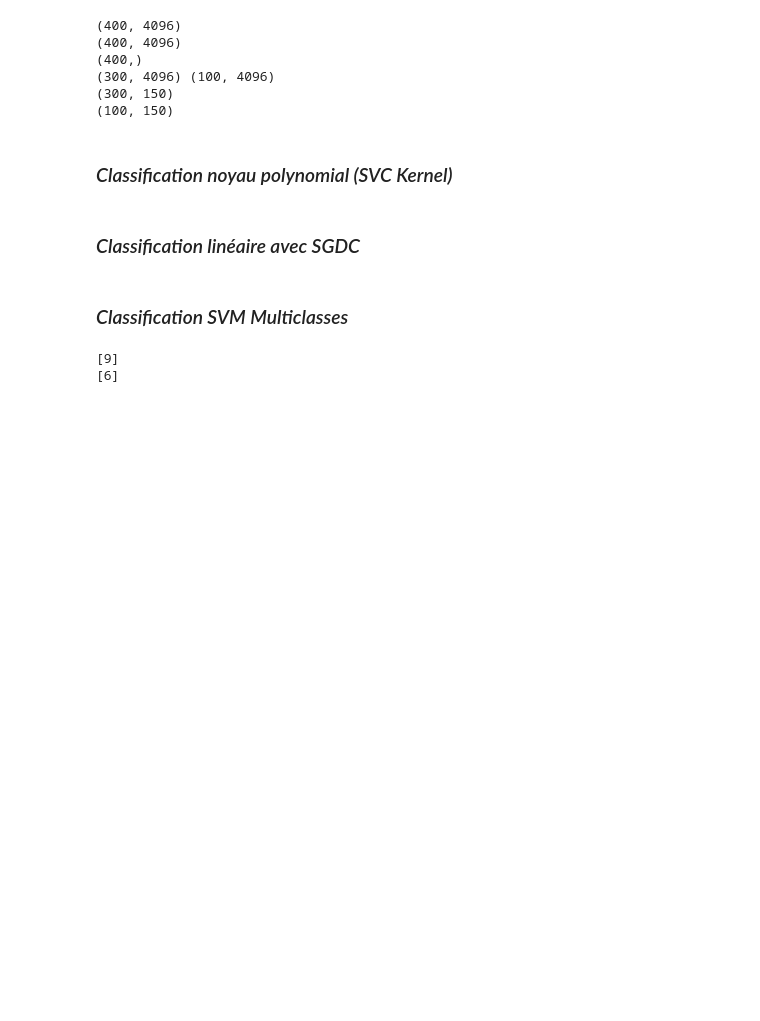
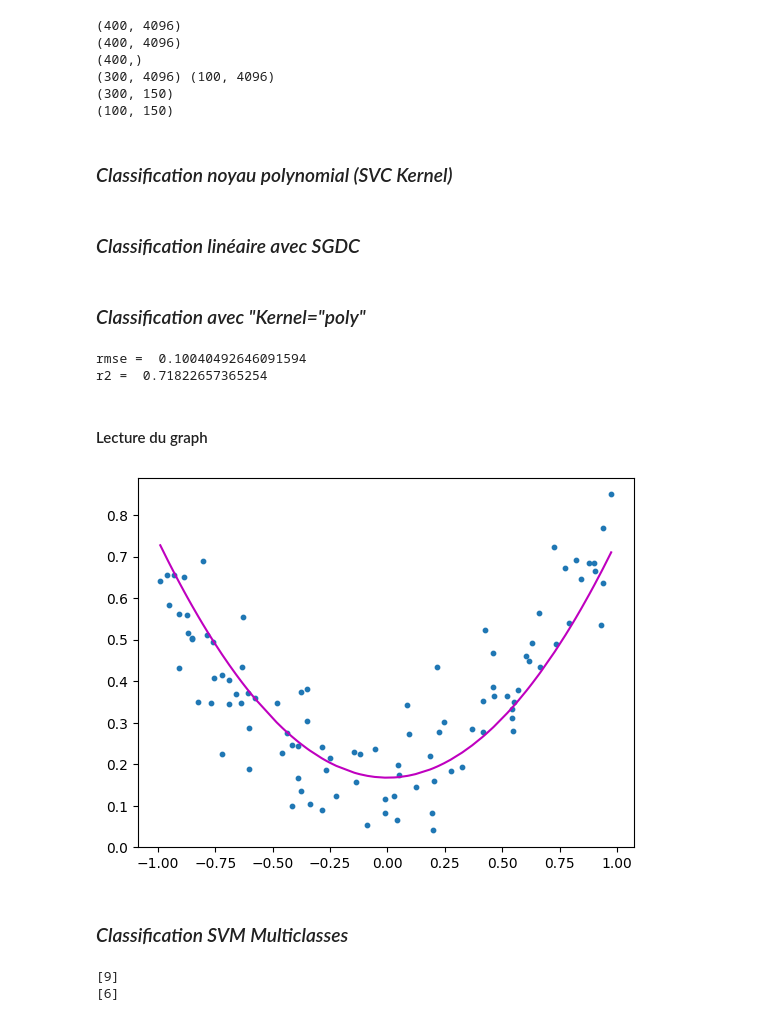
Before and after one commit to Tibserre/Intelligence_Artificielle, a Jupyter notebook: Fiche_IA.ipynb, the cells around one changed output. Cells and saved outputs as stored; diff of their text form; code cells hidden in the pictures; blank space fills up the shorter version.

Commit message:
petit ajout lecture graph

```diff
--- a/Fiche_IA.ipynb
+++ b/Fiche_IA.ipynb
@@ -53,6 +53,51 @@ from  sklearn.linear_model  import  SGDClassifier
 sg_clf = SGDClassifier(random_state=42)
 sg_clf.fit(X_train_pca, y_train)
 y_pred_sg = sg_clf.predict(X_test_pca)
+# %% [markdown]
+### *Classification avec "Kernel="poly"*
+# %%
+import numpy as np
+#génération de données
+np.random.seed(42)
+m = 100
+x = 2 * np.random.rand(m, 1) - 1
+y = (0.2 + 0.1 * x + 0.5 * x**2 + np.random.randn(m, 1)/10).ravel()
+
+
+#Appliquer une regression polynomiale
+import operator
+
+from sklearn.metrics import mean_squared_error, r2_score
+from sklearn.svm import SVR
+model = SVR(kernel="poly", degree=2, C=100, epsilon=0.1, gamma="scale")
+
+#Entrainement
+model.fit(x, y)
+
+#Prédiction
+y_poly_pred = model.predict(x)
+
+#Affcihage des métrique rmse et r2
+rmse = np.sqrt(mean_squared_error(y,y_poly_pred))
+r2 = r2_score(y,y_poly_pred)
+print("rmse = ",rmse)
+print("r2 = ",r2)
+# %% [output]
+rmse =  0.10040492646091594
+r2 =  0.71822657365254
+# %% [markdown]
+#### Lecture du graph
+# %%
+#Affichage du graphique
+plt.scatter(x, y, s=10)
+# trier les valeurs avant le tracé
+sort_axis = operator.itemgetter(0)
+sorted_zip = sorted(zip(x,y_poly_pred), key=sort_axis)
+x, y_poly_pred = zip(*sorted_zip)
+plt.plot(x, y_poly_pred, color='m')
+plt.show()
+# %% [output]
+[figure, added]
 # %% [markdown]
 ### *Classification SVM Multiclasses*
 # %%
```
Also changed, not shown: parts of 1 cell of this notebook.
